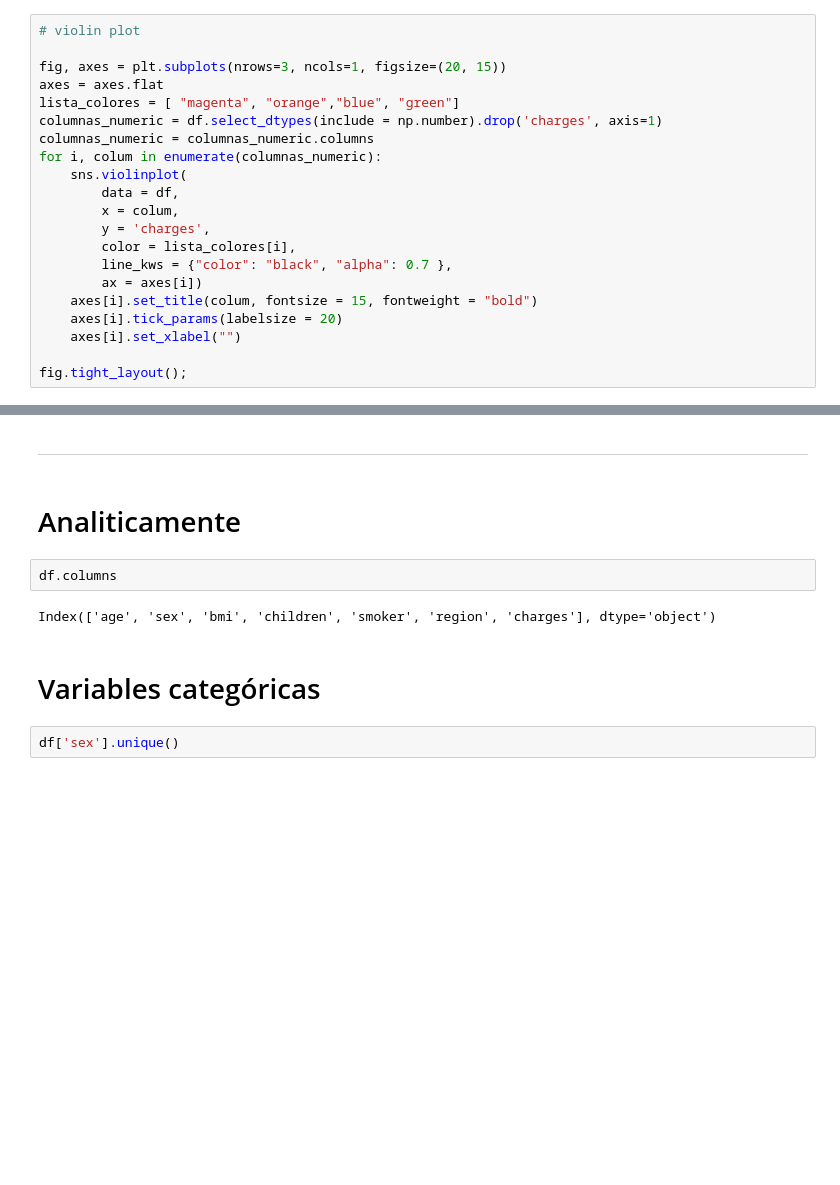
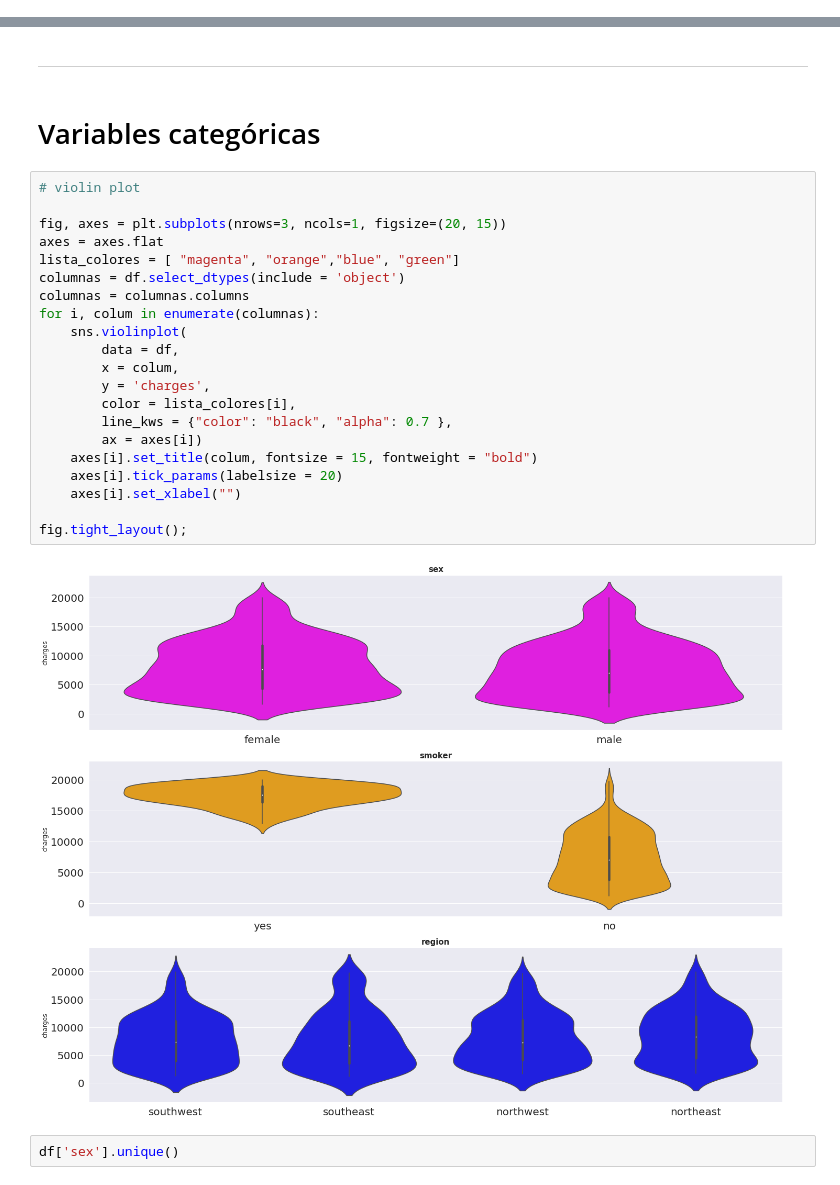
Before and after one commit to Adalab/DA-modulo-3-sprint-1-ana-anak, a Jupyter notebook: regresion-lineal/04-RL-ML-Asunciones.ipynb, the cells around one changed output, grey strips where cells are left out. Saved outputs shown, nothing was run; the diff lists cells and outputs as text; blank space fills up the shorter version.

```diff
--- a/regresion-lineal/04-RL-ML-Asunciones.ipynb
+++ b/regresion-lineal/04-RL-ML-Asunciones.ipynb
@@ -119,21 +116,0 @@ Gráficamente
-# %%
-# violin plot
-
-fig, axes = plt.subplots(nrows=3, ncols=1, figsize=(20, 15))
-axes = axes.flat
-lista_colores = [ "magenta", "orange","blue", "green"]
-columnas_numeric = df.select_dtypes(include = np.number).drop('charges', axis=1)
-columnas_numeric = columnas_numeric.columns
-for i, colum in enumerate(columnas_numeric):
-    sns.violinplot(
-        data = df,
-        x = colum,
-        y = 'charges',
-        color = lista_colores[i],
-        line_kws = {"color": "black", "alpha": 0.7 },
-        ax = axes[i])
-    axes[i].set_title(colum, fontsize = 15, fontweight = "bold")
-    axes[i].tick_params(labelsize = 20)
-    axes[i].set_xlabel("")
-
-fig.tight_layout();
@@ -174,14 +149,31 @@ Resultado:
 Rechazamos H0 para todas las variables numericas, no son homocedasticas.
 # %% [markdown]
 ---
-# %% [markdown]
-# Analiticamente
-# %%
-df.columns
-# %% [output]
-Index(['age', 'sex', 'bmi', 'children', 'smoker', 'region', 'charges'], dtype='object')
 # %% [markdown]
 # Variables categóricas
+# %%
+# violin plot
+
+fig, axes = plt.subplots(nrows=3, ncols=1, figsize=(20, 15))
+axes = axes.flat
+lista_colores = [ "magenta", "orange","blue", "green"]
+columnas = df.select_dtypes(include = 'object')
+columnas = columnas.columns
+for i, colum in enumerate(columnas):
+    sns.violinplot(
+        data = df,
+        x = colum,
+        y = 'charges',
+        color = lista_colores[i],
+        line_kws = {"color": "black", "alpha": 0.7 },
+        ax = axes[i])
+    axes[i].set_title(colum, fontsize = 15, fontweight = "bold")
+    axes[i].tick_params(labelsize = 20)
+    axes[i].set_xlabel("")
+
+fig.tight_layout();
+# %% [output]
+[figure, added]
 # %%
 df['sex'].unique()
 # %% [output]
```
Also changed, not shown: parts of 6 cells of this notebook.
